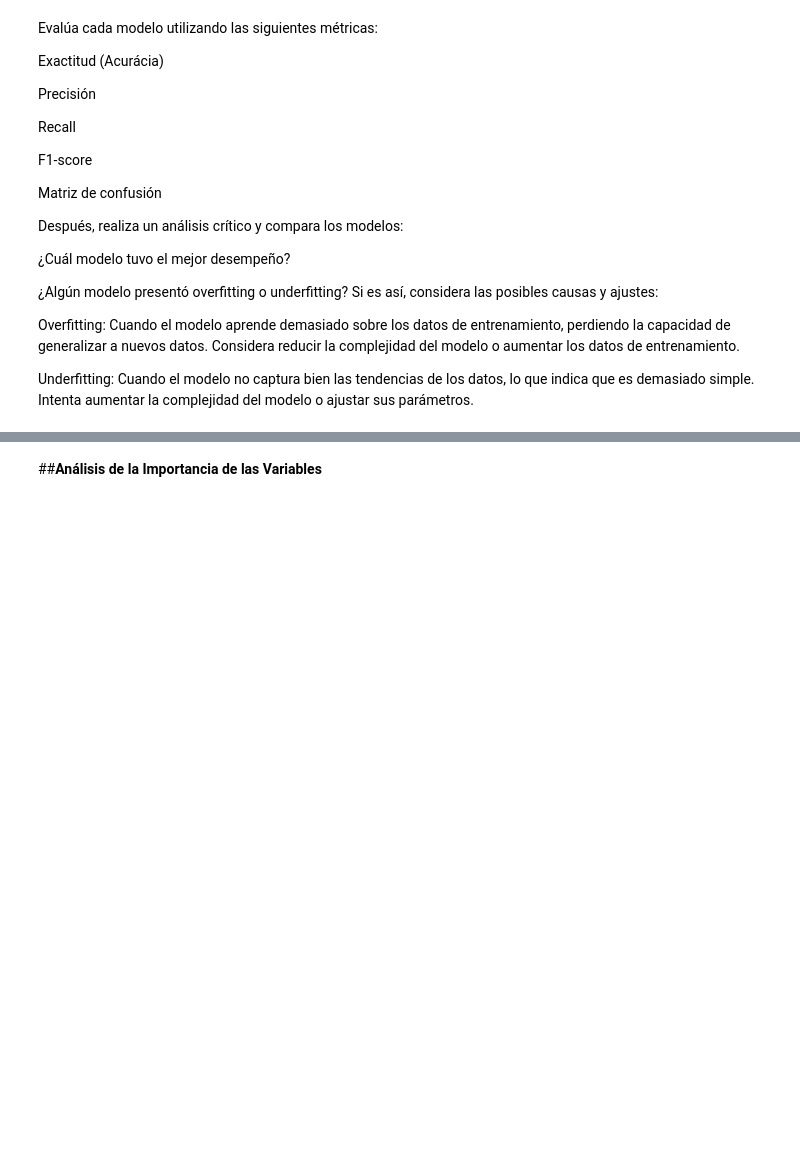
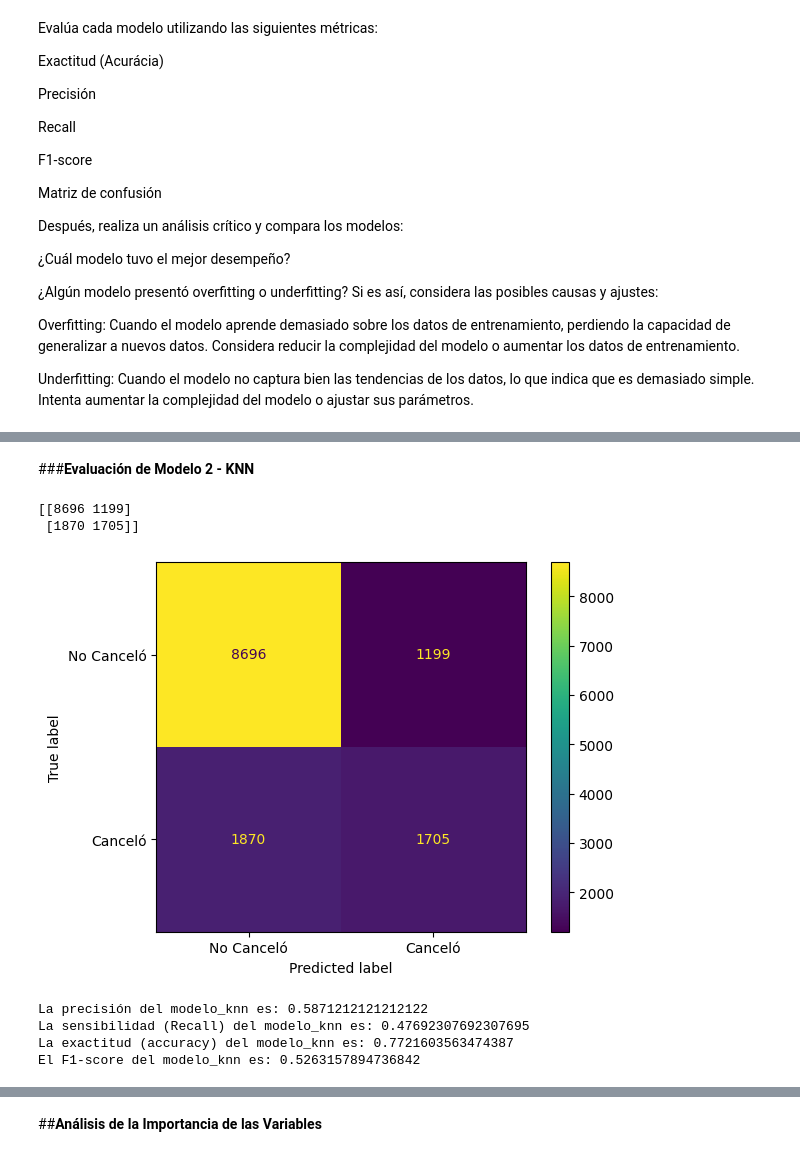
Before and after one commit to Nore-gibhub/Challenge3_TelecomX_part2, a Jupyter notebook: challenge3.ipynb, the cells around one changed output, grey strips where cells are left out. Cells and saved outputs as stored; diff of their text form; code cells hidden in the pictures; blank space fills up the shorter version.

```diff
--- a/challenge3.ipynb
+++ b/challenge3.ipynb
@@ -416,0 +399,18 @@ Si decides normalizar los datos, deberías explicar cómo esta etapa asegura que
+# %%
+from sklearn.neighbors import KNeighborsClassifier
+
+modelo_knn = KNeighborsClassifier(n_neighbors=5)
+
+modelo_knn.fit(X_train_normalizado, y_train)
+
+X_val_normalizado = normalizacion.transform(X_val)
+X_test_normalizado = normalizacion.transform(X_test)
+
+y_val_previsto2 = modelo_knn.predict(X_val_normalizado)
+
+#modelo_knn.score(X_test_normalizado, y_test)
+
+#Validando el modelo
+
+print(f'La exactitud del modelo_knn con el conjunto de entrenamiento es de: {modelo_knn.score(X_train_normalizado,y_train)}')
+print(f'La exactitud del modelo_knn con el conjunto de validación es de: {modelo_knn.score(X_val_normalizado,y_val)}')
@@ -440,0 +493,35 @@ Underfitting: Cuando el modelo no captura bien las tendencias de los datos, lo q
+# %% [markdown]
+###**Evaluación de Modelo 2 - KNN**
+# %%
+#confusion matrix
+
+from sklearn.metrics import confusion_matrix
+
+#X_test_normalizado = normalizacion.transform(X_test)
+
+matriz_confusion2 = confusion_matrix(y_val,y_val_previsto2)
+print(matriz_confusion2)
+# %% [output]
+[[8696 1199]
+ [1870 1705]]
+# %%
+from sklearn.metrics import ConfusionMatrixDisplay
+
+visualizacion2 = ConfusionMatrixDisplay(confusion_matrix = matriz_confusion2, display_labels=['No Canceló','Canceló'])
+visualizacion2.plot();
+# %% [output]
+[figure, added]
+# %%
+#Exactitud, precisión y recall (sensibilidad).
+
+from sklearn.metrics import accuracy_score, precision_score, recall_score, f1_score
+
+print(f'La precisión del modelo_knn es: {precision_score(y_val,y_val_previsto2)}')
+print(f'La sensibilidad (Recall) del modelo_knn es: {recall_score(y_val,y_val_previsto2)}')
+print(f'La exactitud (accuracy) del modelo_knn es: {accuracy_score(y_val,y_val_previsto2)}')
+print(f'El F1-score del modelo_knn es: {f1_score(y_val,y_val_previsto2)}')
+# %% [output]
+La precisión del modelo_knn es: 0.5871212121212122
+La sensibilidad (Recall) del modelo_knn es: 0.47692307692307695
+La exactitud (accuracy) del modelo_knn es: 0.7721603563474387
+El F1-score del modelo_knn es: 0.5263157894736842
```
Also changed, not shown: parts of 51 cells of this notebook.
